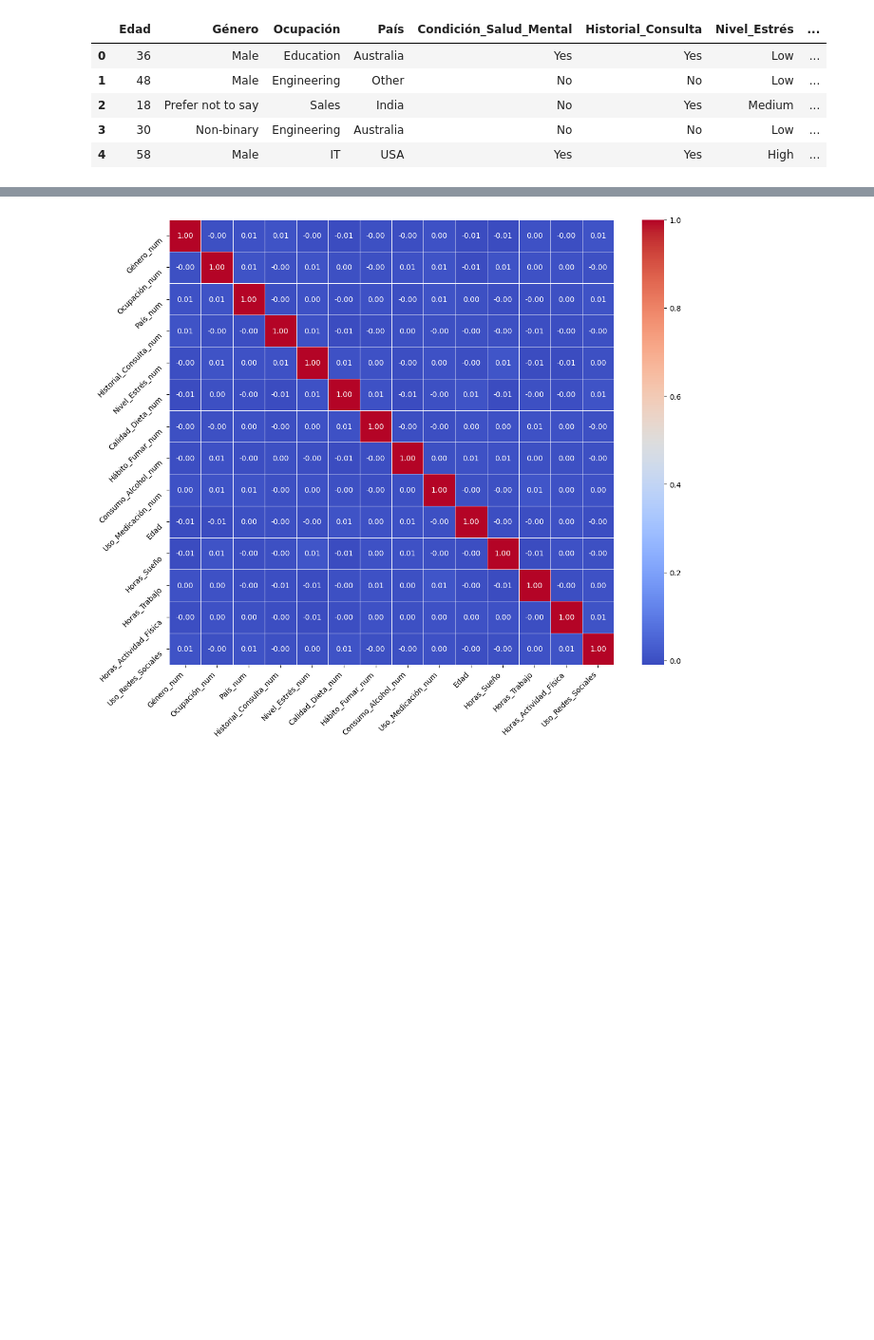
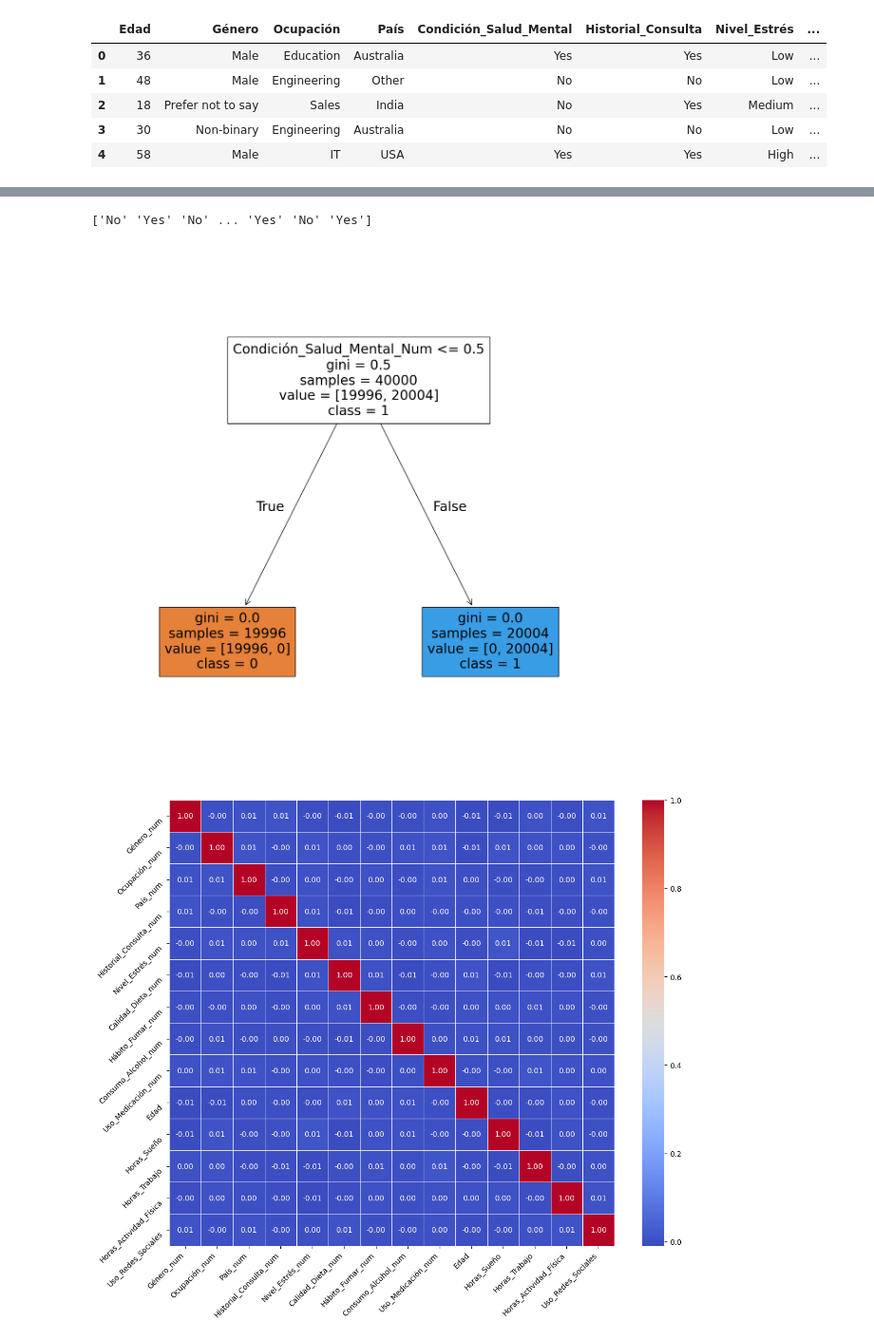
Before and after one commit to Valenfrc/Fases-del-sue-o, a Jupyter notebook: notebooks/análisis_inicial.ipynb, the cells around one changed output, grey strips where cells are left out. Shown at 95% size. Drawn from its saved outputs; the diff is of its cells as text; code cells hidden in the pictures; blank space fills up the shorter version.

```diff
--- a/notebooks/análisis_inicial.ipynb
+++ b/notebooks/análisis_inicial.ipynb
@@ -6,7 +6,7 @@
 import sqlite3
 import pandas as pd
 
-df = pd.read_csv('/workspaces/Fases-del-sue-o/data/mental_health_data final data.csv')
+df = pd.read_csv('../data/mental_health_data final data.csv')
 print(df.head())
 # %% [output]
    User_ID  Age             Gender   Occupation    Country  \
@@ -549,3 +573,53 @@ Error:
+# %%
+import pandas as pd
+from sklearn.tree import DecisionTreeClassifier
+from sklearn.model_selection import train_test_split
+from sklearn.preprocessing import OneHotEncoder
+
+
+X = df.drop('Condición_Salud_Mental', axis=1)
+y = df['Condición_Salud_Mental']
+
+
+X_train, X_test, y_train, y_test = train_test_split(X, y, test_size=0.2, random_state=42)
+
+
+categorical_cols = X_train.select_dtypes(include=['object']).columns
+
+# Aplicar OneHotEncoder a las columnas categóricas
+encoder = OneHotEncoder(sparse_output=False, handle_unknown='ignore')
+X_train_encoded = encoder.fit_transform(X_train[categorical_cols])
+X_test_encoded = encoder.transform(X_test[categorical_cols])
+
+# Crear DataFrames con las columnas codificadas
+X_train_encoded_df = pd.DataFrame(X_train_encoded, columns=encoder.get_feature_names_out(categorical_cols))
+X_test_encoded_df = pd.DataFrame(X_test_encoded, columns=encoder.get_feature_names_out(categorical_cols))
+
+# Eliminar las columnas categóricas originales y unir las codificadas
+X_train = X_train.drop(categorical_cols, axis=1).reset_index(drop=True).join(X_train_encoded_df)
+X_test = X_test.drop(categorical_cols, axis=1).reset_index(drop=True).join(X_test_encoded_df)
+
+# Entrenar el modelo DecisionTreeClassifier
+model = DecisionTreeClassifier(random_state=42)
+model.fit(X_train, y_train)
+
+# Realizar predicciones en el conjunto de prueba
+predictions = model.predict(X_test)
+
+print(predictions)
+# %% [output]
+['No' 'Yes' 'No' ... 'Yes' 'No' 'Yes']
+# %%
+import matplotlib.pyplot as plt
+from sklearn import tree
+
+fig = plt.figure(figsize=(15,15))
+
+tree.plot_tree(model, feature_names = list(X_train.columns), class_names = ["0", "1", "2"], filled = True)
+
+plt.show()
+# %% [output]
+[figure, added]
 # %%
 #ANALISIS VARIABLE MULTIVARIANTE
 #Análisis númerico - categorico
```
Also changed, not shown: parts of 4 cells of this notebook.
